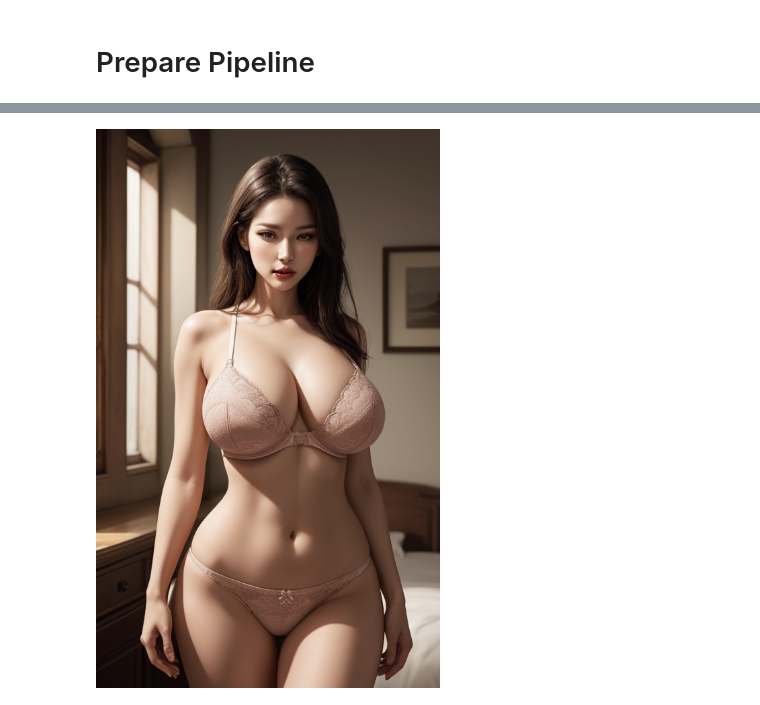
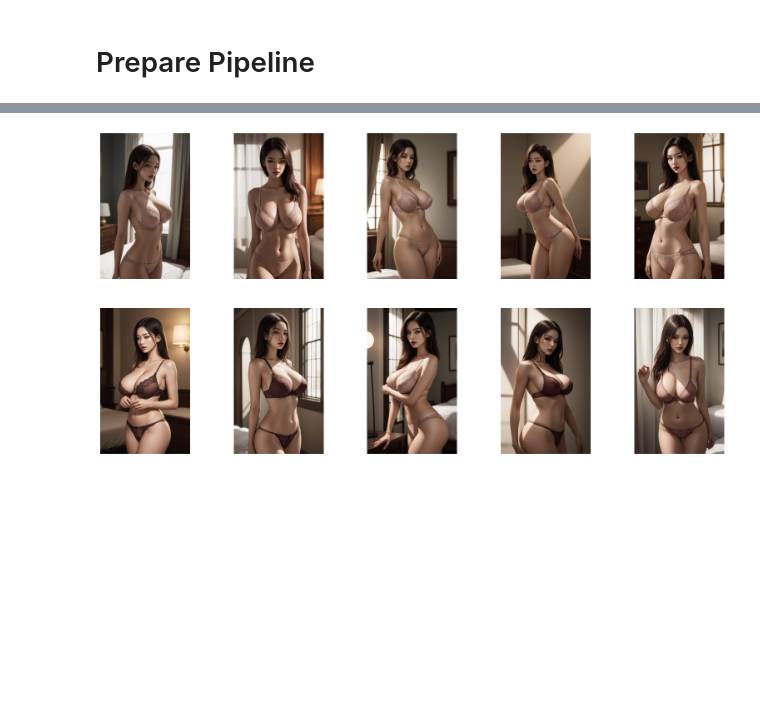
Before and after one commit to natsunoyuki/stable_diffusion, a Jupyter notebook: CivitAI Models with Diffusers.ipynb, the cells around one changed output, grey strips where cells are left out. Cells and saved outputs as stored; diff of their text form; code cells hidden in the pictures; blank space fills up the shorter version.

```diff
--- a/CivitAI Models with Diffusers.ipynb
+++ b/CivitAI Models with Diffusers.ipynb
@@ -197,11 +192,10 @@ Token indices sequence length is longer than the specified maximum sequence leng
 # %%
-num_images_per_prompt = 1
+num_images_per_prompt = 10
 width = 512
 height = 832
 scale = 7
 steps = 30
-seed = 0
-
+seed = 1234567890
 
 imgs = pipe(
     prompt_embeds = prompt_embeds,
@@ -213,7 +207,32 @@ imgs = pipe(
     num_images_per_prompt = num_images_per_prompt,
     generator = torch.manual_seed(seed),
 ).images
+# %%
+# @title
+def plot_images(images, labels = None, n_cols = 5, n_rows = None):
+    """Visualizes a set of images generated from the pipeline.
+
+    Arguments:
+        images: list
+            List of RGB images (as arrays) to plot.
+        labels: list
+            List of corresponding labels of the images.
+    """
+    N = len(images)
+    if n_rows is None:
+        n_rows = int(np.ceil(N / n_cols))
+
+    plt.figure(figsize = (20, 5 * n_rows))
+    for i in range(len(images)):
+        plt.subplot(n_rows, n_cols, i + 1)
+        if labels is not None:
+            plt.title(labels[i])
+        plt.imshow(np.array(images[i]))
+        plt.axis(False)
+    plt.show()
+# %%
+plot_images(imgs)
+# %% [output]
+[figure, added]
 # %%
-[display(img) for img in imgs];
+#[display(img) for img in imgs];
-# %% [output]
-[figure, removed]
```
Also changed, not shown: parts of 1 cell of this notebook.
